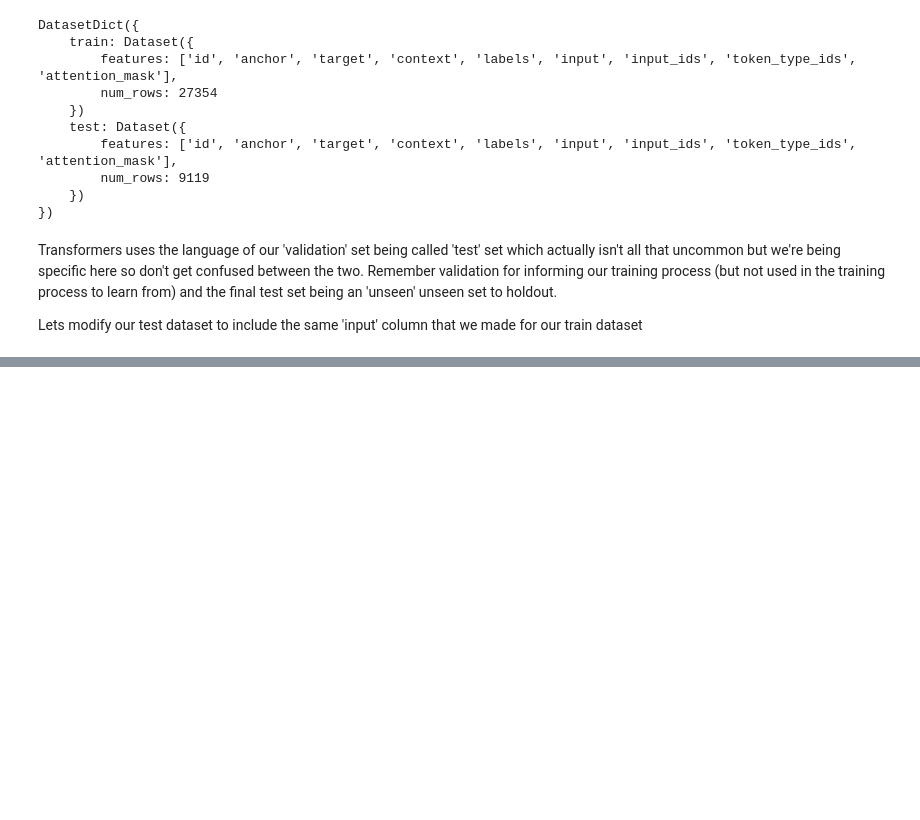
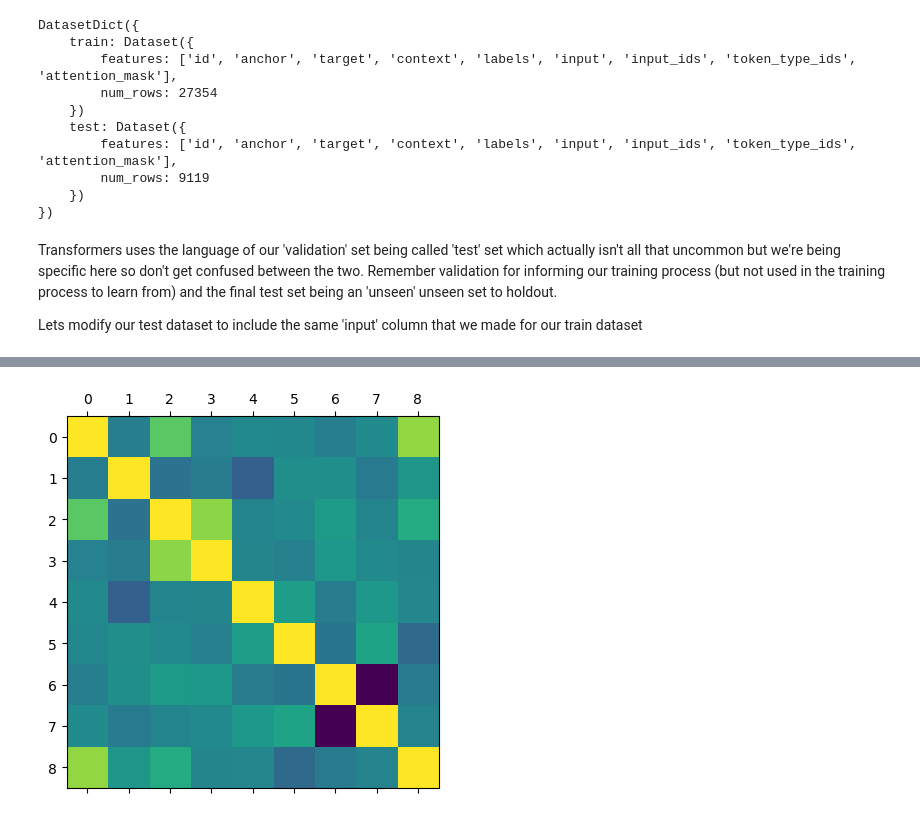
Before and after one commit to nglillywhite/blog, a Jupyter notebook: posts/2023-01-08-Fastai Chapter 4.ipynb, the cells around one changed output, grey strips where cells are left out. Saved outputs shown, nothing was run; the diff lists cells and outputs as text; code cells hidden in the pictures; blank space fills up the shorter version.

Commit message:
Almost Finished Chapter 4
Posting up for the meetup as I should have something to show. I'll finish off the blog later tonight or tomorrow as its not quite done.

```diff
--- a/posts/2023-01-08-Fastai Chapter 4.ipynb
+++ b/posts/2023-01-08-Fastai Chapter 4.ipynb
@@ -331,0 +338,6 @@ evaluation_ds = Dataset.from_pandas(evaluation_df).map(tokenise_function,batched
+# %%
+from sklearn.datasets import fetch_california_housing
+
+housing = fetch_california_housing(as_frame=True)
+housing = housing["data"].join(housing["target"]).sample(1000, random_state=42)
+housing.head()
@@ -331,0 +381,5 @@ evaluation_ds = Dataset.from_pandas(evaluation_df).map(tokenise_function,batched
+# %%
+plt.matshow(housing.corr())
+plt.show()
+# %% [output]
+[figure, added]
```
Also changed, not shown: parts of 90 cells of this notebook, 3 other files.
